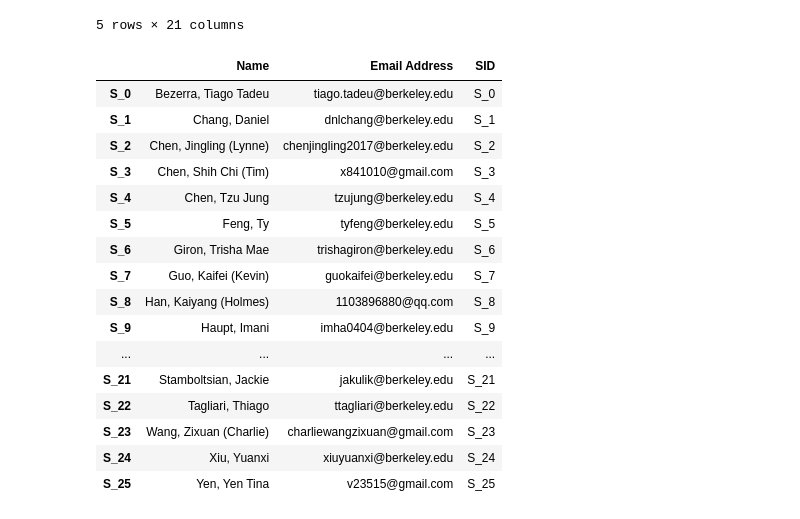
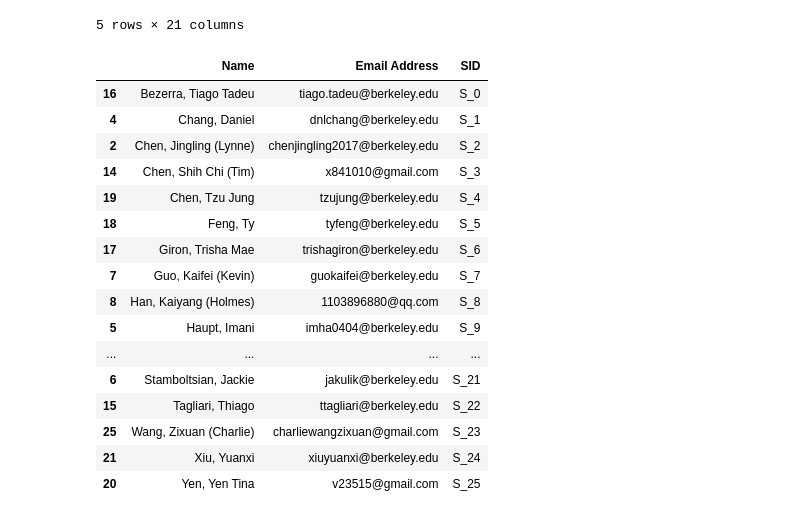
Before and after one commit to henryee333/tDX, a Jupyter notebook: data.ipynb, the cells around one changed output. Cells and saved outputs as stored; diff of their text form; code cells hidden in the pictures.

```diff
--- a/data.ipynb
+++ b/data.ipynb
@@ -54,29 +54,29 @@ consolidatedIndResponses.head()
 # %%
 # Building Student Database
 students = im1.sort_values("Name")[["Name", "Email Address"]]
-students.index = ["S_%i" % i for i in range(students.shape[0])]
+#students.index = ["S_%i" % i for i in range(students.shape[0])]
 students = students[["Name", "Email Address"]]
 students["SID"] = ["S_%i" % i for i in range(students.shape[0])]
 students["Email Address"] = students["Email Address"].apply(lambda str: str.lower())
 students
 # %% [output]
 |  | Name | Email Address | SID |
-| S_0 | Bezerra, Tiago Tadeu | tiago.tadeu@berkeley.edu | S_0 |
-| S_1 | Chang, Daniel | dnlchang@berkeley.edu | S_1 |
-| S_2 | Chen, Jingling (Lynne) | chenjingling2017@berkeley.edu | S_2 |
-| S_3 | Chen, Shih Chi (Tim) | x841010@gmail.com | S_3 |
-| S_4 | Chen, Tzu Jung | tzujung@berkeley.edu | S_4 |
-| S_5 | Feng, Ty | tyfeng@berkeley.edu | S_5 |
-| S_6 | Giron, Trisha Mae | trishagiron@berkeley.edu | S_6 |
-| S_7 | Guo, Kaifei (Kevin) | guokaifei@berkeley.edu | S_7 |
-| S_8 | Han, Kaiyang (Holmes) | 1103896880@qq.com | S_8 |
-| S_9 | Haupt, Imani | imha0404@berkeley.edu | S_9 |
+| 16 | Bezerra, Tiago Tadeu | tiago.tadeu@berkeley.edu | S_0 |
+| 4 | Chang, Daniel | dnlchang@berkeley.edu | S_1 |
+| 2 | Chen, Jingling (Lynne) | chenjingling2017@berkeley.edu | S_2 |
+| 14 | Chen, Shih Chi (Tim) | x841010@gmail.com | S_3 |
+| 19 | Chen, Tzu Jung | tzujung@berkeley.edu | S_4 |
+| 18 | Feng, Ty | tyfeng@berkeley.edu | S_5 |
+| 17 | Giron, Trisha Mae | trishagiron@berkeley.edu | S_6 |
+| 7 | Guo, Kaifei (Kevin) | guokaifei@berkeley.edu | S_7 |
+| 8 | Han, Kaiyang (Holmes) | 1103896880@qq.com | S_8 |
+| 5 | Haupt, Imani | imha0404@berkeley.edu | S_9 |
 | ... | ... | ... | ... |
-| S_21 | Stamboltsian, Jackie | jakulik@berkeley.edu | S_21 |
-| S_22 | Tagliari, Thiago | ttagliari@berkeley.edu | S_22 |
-| S_23 | Wang, Zixuan (Charlie) | charliewangzixuan@gmail.com | S_23 |
-| S_24 | Xiu, Yuanxi | xiuyuanxi@berkeley.edu | S_24 |
-| S_25 | Yen, Yen Tina | v23515@gmail.com | S_25 |
+| 6 | Stamboltsian, Jackie | jakulik@berkeley.edu | S_21 |
+| 15 | Tagliari, Thiago | ttagliari@berkeley.edu | S_22 |
+| 25 | Wang, Zixuan (Charlie) | charliewangzixuan@gmail.com | S_23 |
+| 21 | Xiu, Yuanxi | xiuyuanxi@berkeley.edu | S_24 |
+| 20 | Yen, Yen Tina | v23515@gmail.com | S_25 |
 # %%
 # Methods:
 # Note: additional methods not asked explicitly about were removed:
```
Also changed, not shown: parts of 11 cells of this notebook, 7 other files.
